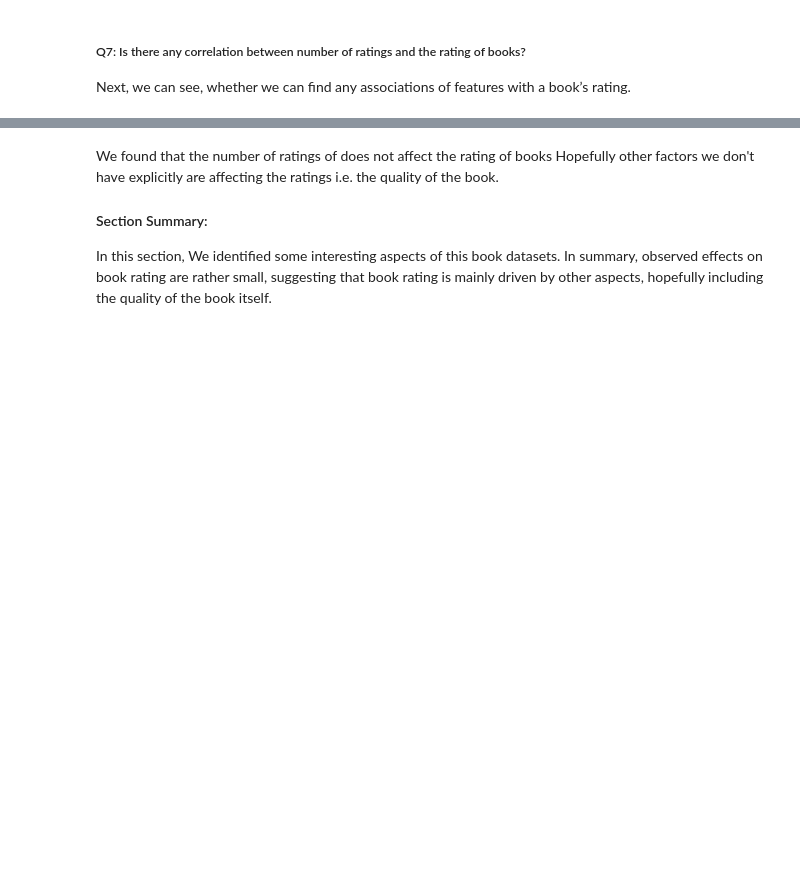
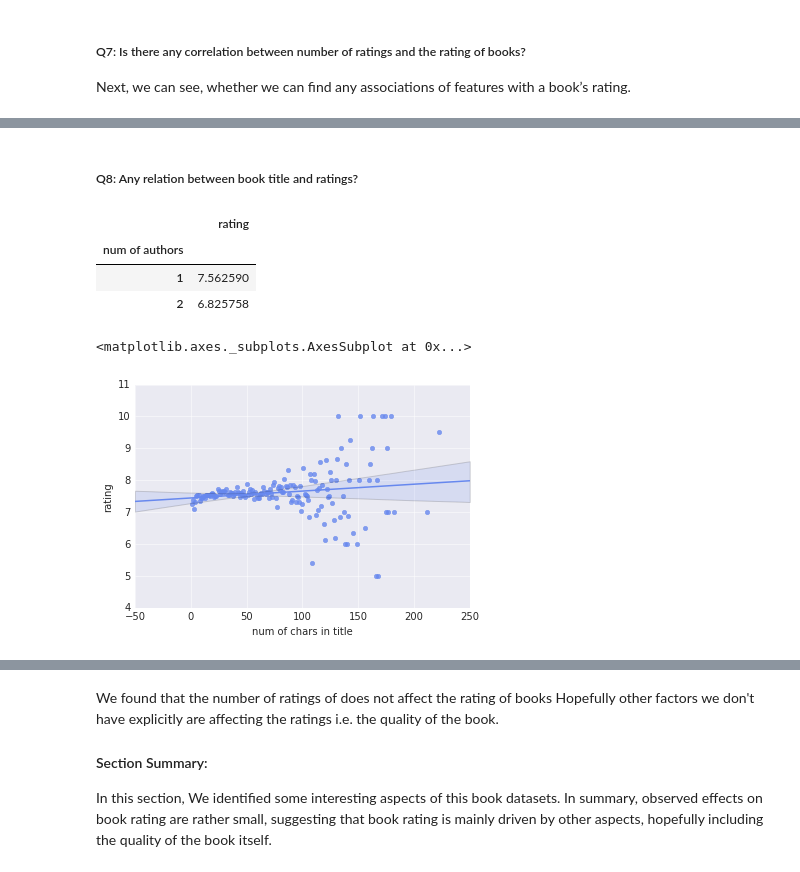
Before and after one commit to qiuchen90/Recommender_system_book, a Jupyter notebook: Book_recommender_system.ipynb, the cells around one changed output, grey strips where cells are left out. Cells and saved outputs as stored; diff of their text form; code cells hidden in the pictures; blank space fills up the shorter version.

Commit message:
add four plots

```diff
--- a/Book_recommender_system.ipynb
+++ b/Book_recommender_system.ipynb
@@ -439,0 +440,20 @@ The correlation between number of ratings and average rating of books is: 0.0249
+# %% [markdown]
+##### Q8: Any relation between book title and ratings?
+# %%
+book_ratings = Books.merge(ratings, on='book_id');
+book_ratings['num of authors'] = Books.merge(ratings, on='book_id')['author'].apply(lambda x: len(x.split(';')))
+# %%
+book_ratings[['num of authors', 'rating']].groupby(['num of authors']).mean()
+# %% [output]
+|  | rating |
+| num of authors |  |
+| 1 | 7.562590 |
+| 2 | 6.825758 |
+# %%
+book_ratings['num of chars in title'] = Books.merge(ratings, on='book_id')['title'].apply(lambda x: len(x.replace(" ", "")))
+# %%
+df2=book_ratings[['num of chars in title', 'rating']].groupby(['num of chars in title']).mean().reset_index()
+sns.regplot(x = 'num of chars in title', y ='rating', data = df2)
+# %% [output]
+<matplotlib.axes._subplots.AxesSubplot at 0x...>
+[figure, added]
```
Also changed, not shown: parts of 27 cells of this notebook.
